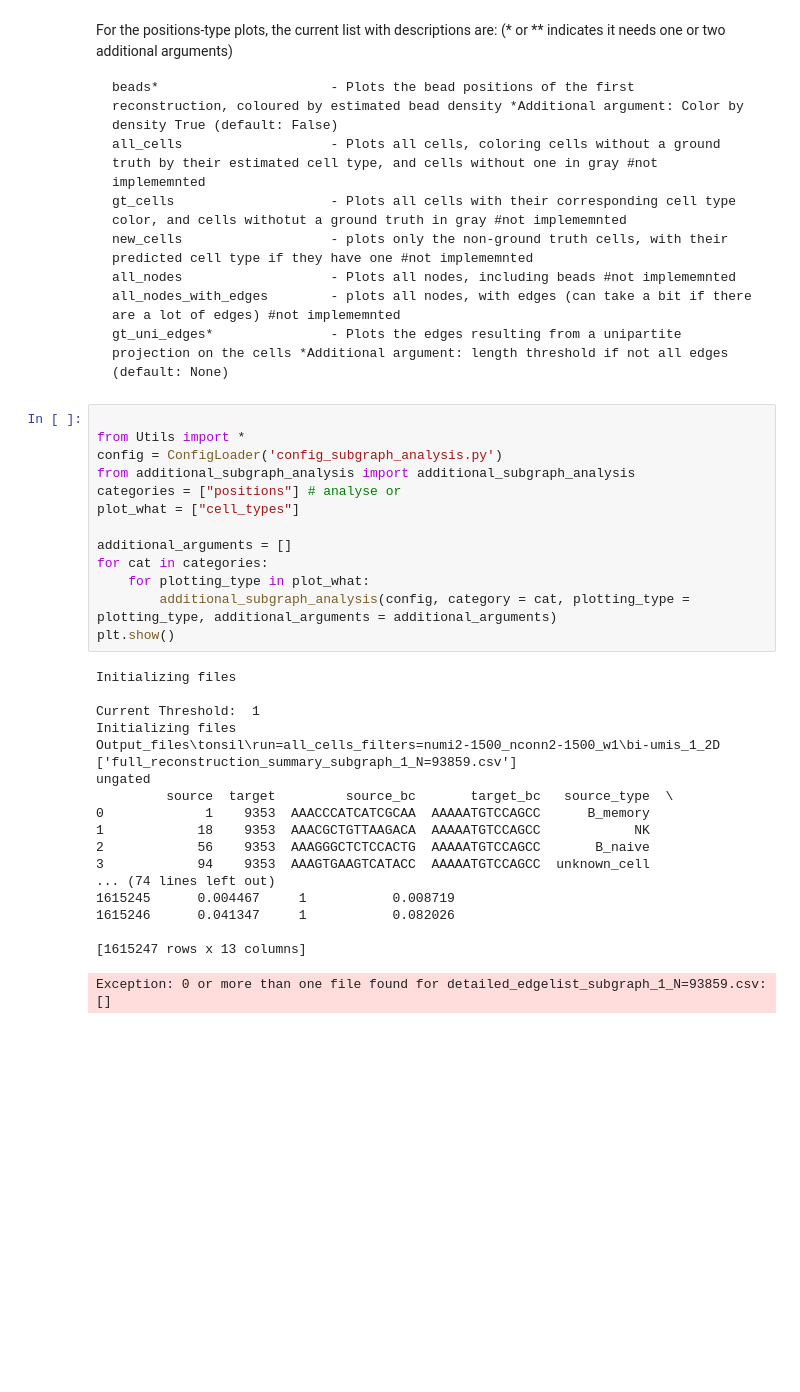
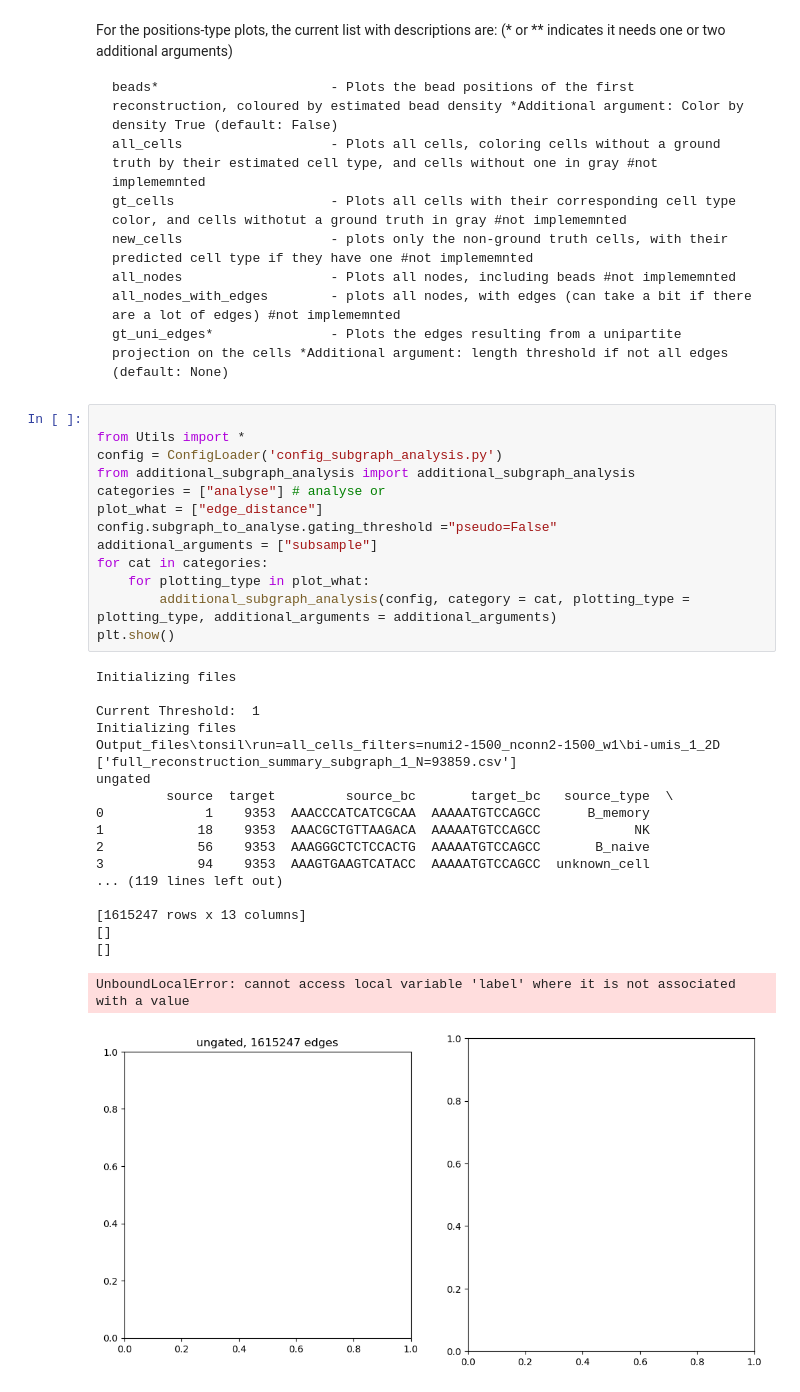
Before and after one commit to molecular-programming-group/Hidden_network_Slide_tags, a Jupyter notebook: _additional_subgraph_analysis.ipynb, the cells around one changed output. Cells and saved outputs as stored; diff of their text form; blank space fills up the shorter version.

Commit message:
Ensuring addtional analysis functionality
Fixing issues such as colours, labels and bugs in the "additional_subgraph_analysis.py" file

```diff
--- a/_additional_subgraph_analysis.ipynb
+++ b/_additional_subgraph_analysis.ipynb
@@ -50,32 +50,33 @@ gt_uni_edges*               - Plots the edges resulting from a unipartite projec
 # %%
 
 from Utils import *
 config = ConfigLoader('config_subgraph_analysis.py')
 from additional_subgraph_analysis import additional_subgraph_analysis
-categories = ["positions"] # analyse or
-plot_what = ["cell_types"]
-
-additional_arguments = []
+categories = ["analyse"] # analyse or
+plot_what = ["edge_distance"]
+config.subgraph_to_analyse.gating_threshold ="pseudo=False"
+additional_arguments = ["subsample"]
 for cat in categories:
     for plotting_type in plot_what:
         additional_subgraph_analysis(config, category = cat, plotting_type = plotting_type, additional_arguments = additional_arguments)
 plt.show()
 # %% [output]
 Initializing files
 
 Current Threshold:  1
 Initializing files
 Output_files\tonsil\run=all_cells_filters=numi2-1500_nconn2-1500_w1\bi-umis_1_2D
 ['full_reconstruction_summary_subgraph_1_N=93859.csv']
 ungated
          source  target         source_bc       target_bc   source_type  \
 0             1    9353  AAACCCATCATCGCAA  AAAAATGTCCAGCC      B_memory
 1            18    9353  AAACGCTGTTAAGACA  AAAAATGTCCAGCC            NK
 2            56    9353  AAAGGGCTCTCCACTG  AAAAATGTCCAGCC       B_naive
 3            94    9353  AAAGTGAAGTCATACC  AAAAATGTCCAGCC  unknown_cell
-... (74 lines left out)
-1615245      0.004467     1           0.008719
-1615246      0.041347     1           0.082026
+... (119 lines left out)
 
 [1615247 rows x 13 columns]
+[]
+[]
-Exception: 0 or more than one file found for detailed_edgelist_subgraph_1_N=93859.csv: []
+UnboundLocalError: cannot access local variable 'label' where it is not associated with a value
+[figure, added]
```
Also changed, not shown: 4 other files.
